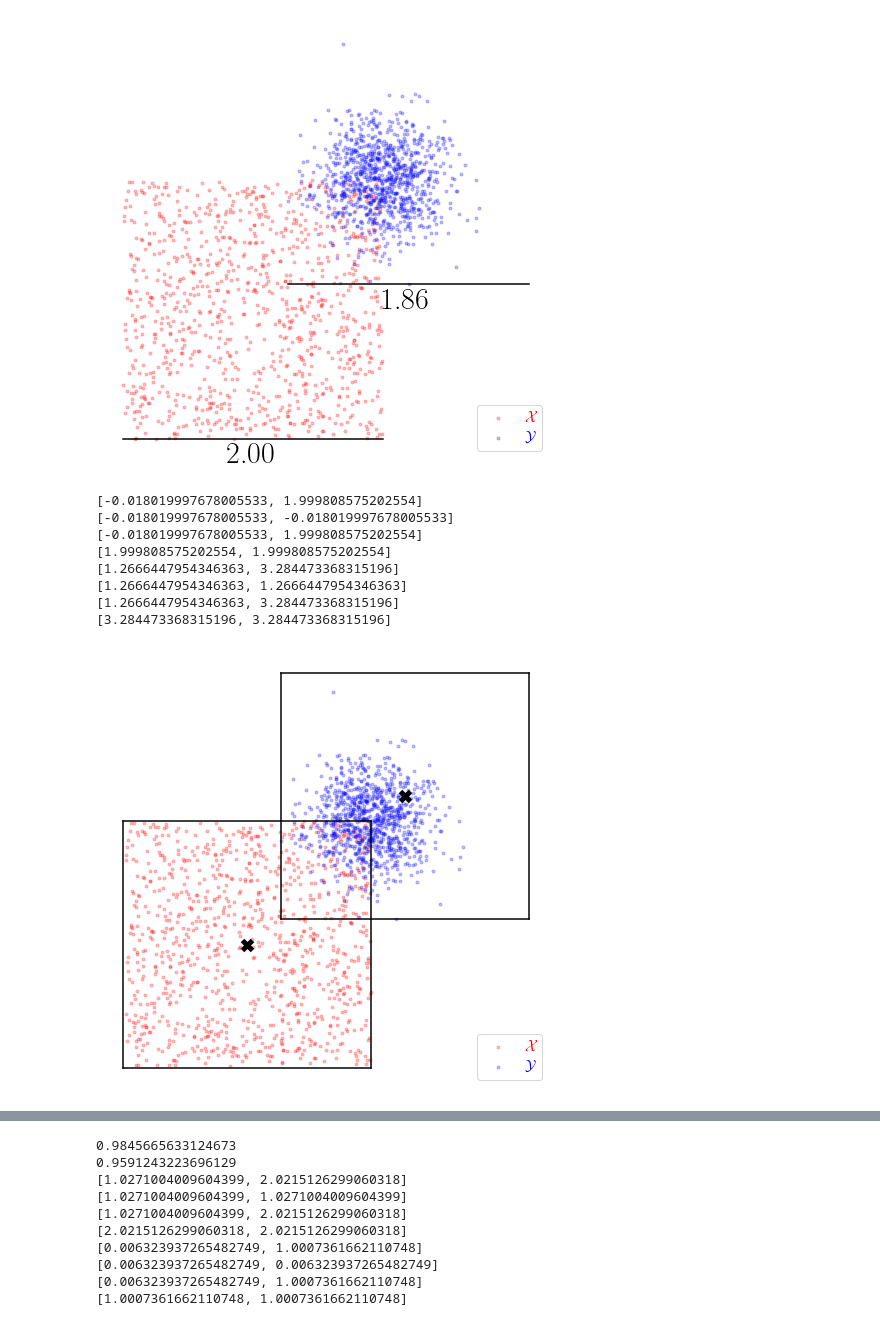
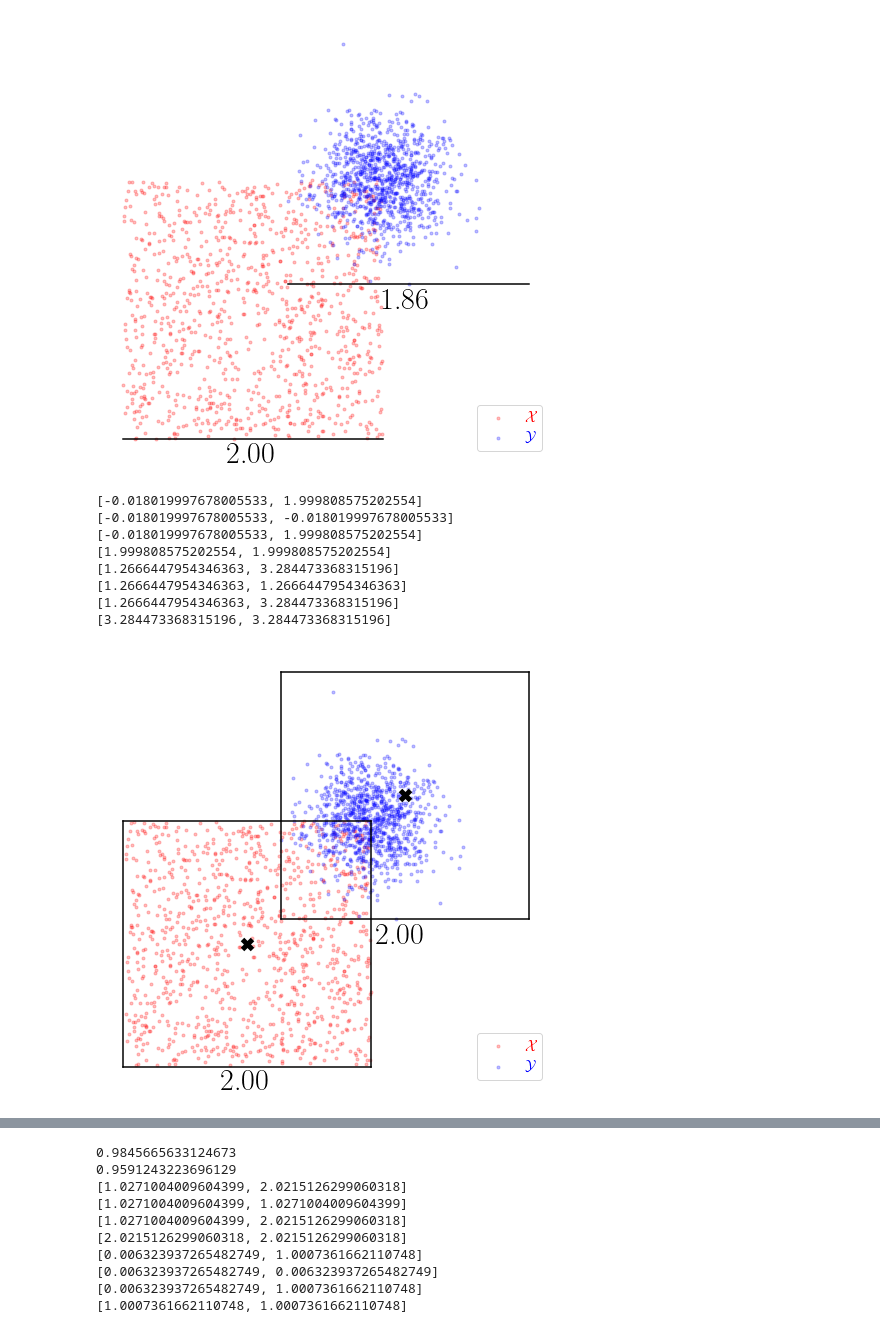
Before and after one commit to MrHuff/F3M, a Jupyter notebook: create_FFM_plots.ipynb, the cells around one changed output, grey strips where cells are left out. Saved outputs shown, nothing was run; the diff lists cells and outputs as text; code cells hidden in the pictures.

```diff
--- a/create_FFM_plots.ipynb
+++ b/create_FFM_plots.ipynb
@@ -557,34 +557,47 @@ plt.scatter(a[:,0],a[:,1],c='r',marker='.',label=r'$\mathcal{X}$',alpha=0.25)
 plt.scatter(b[:,0],b[:,1],c='b',marker='.',label=r'$\mathcal{Y}$',alpha=0.25)
 legend=plt.legend(prop={'size': 15},loc=4)
 legend=plt.legend(prop={'size': 15},loc=4)
 for i,text in enumerate(legend.get_texts()):
     if i==0:
         plt.setp(text, color = 'r')
     if i==1:
         plt.setp(text, color = 'b')
 edge = max(edge_a,edge_b)
 def plot_box_base(min,edge,center_plot=True):
     plot_between_points(min,[min[0]+edge,min[1]],edge)
     plot_between_points(min,[min[0],min[1]+edge],edge)
     plot_between_points([min[0],min[1]+edge],[min[0]+edge,min[1]+edge],edge)
     plot_between_points([min[0]+edge,min[1]+edge],[min[0]+edge,min[1]],edge)
     if center_plot:
         plt.plot(min[0]+edge/2,min[1]+edge/2,'k x',markersize=10,mew=5)
 
 plot_box_base(min_a-1e-2*2,edge*1.01)
+plt.annotate("{:.2f}".format(edge_a), # this is the text
+             min_a, # this is the point to label
+             textcoords="offset points", # how to position the text
+             xytext=(64*edge_b,-24), # distance from text to points (x,y)
+             ha='center',
+             fontsize=30)
 plot_box_base(min_b,edge*1.01)
+plt.annotate("{:.2f}".format(edge_a), # this is the text
+             min_b, # this is the point to label
+             textcoords="offset points", # how to position the text
+             xytext=(64*edge_b,-24), # distance from text to points (x,y)
+             ha='center',
+             fontsize=30)
+
 plt.axis('off')
 plt.savefig('fig_3.png',bbox_inches = 'tight',pad_inches = 0)
 # %% [output]
 [-0.018019997678005533, 1.999808575202554]
 [-0.018019997678005533, -0.018019997678005533]
 [-0.018019997678005533, 1.999808575202554]
 [1.999808575202554, 1.999808575202554]
 [1.2666447954346363, 3.284473368315196]
 [1.2666447954346363, 1.2666447954346363]
 [1.2666447954346363, 3.284473368315196]
 [3.284473368315196, 3.284473368315196]
-[figure, old version]
+[figure, new version]
 # %%
 plt.xticks([])
 plt.yticks([])
```
Also changed, not shown: 12 other files.
